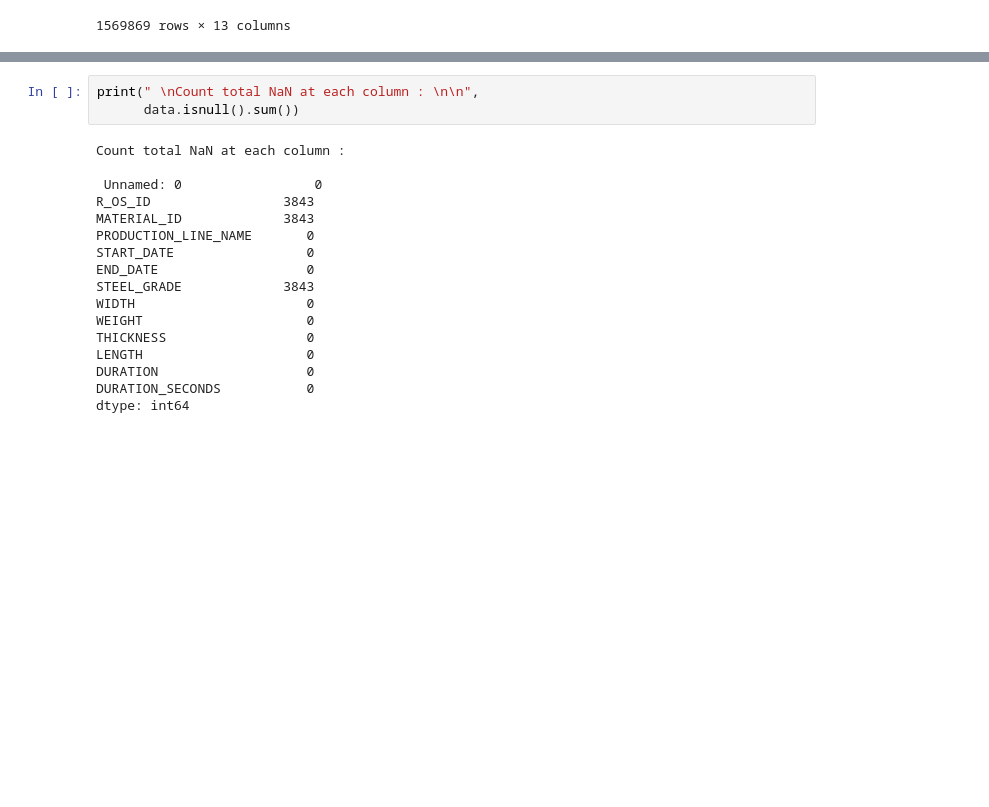
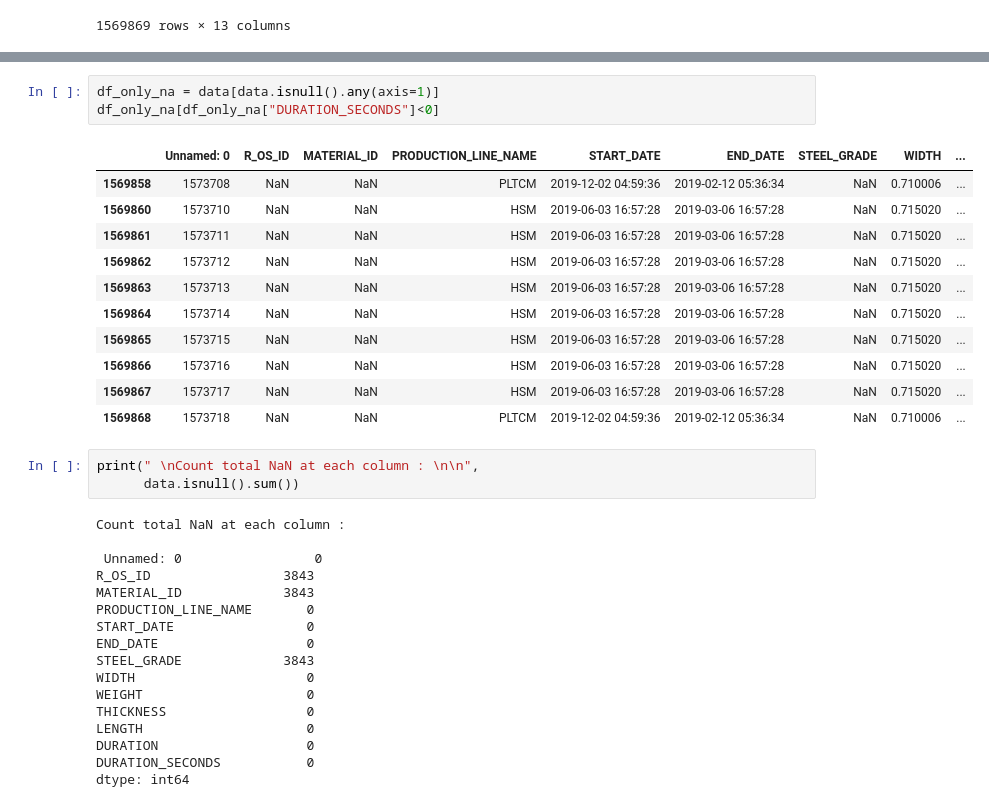
Before and after one commit to hu-yating/SMSGroupD, a Jupyter notebook: Data Cleaning.ipynb, the cells around one changed output, grey strips where cells are left out. Drawn from its saved outputs; the diff is of its cells as text; blank space fills up the shorter version.

```diff
--- a/Data Cleaning.ipynb
+++ b/Data Cleaning.ipynb
@@ -129,3 +176,18 @@ len(data[data.DURATION_SECONDS<0])/len(data)*100
+# %%
+df_only_na = data[data.isnull().any(axis=1)]
+df_only_na[df_only_na["DURATION_SECONDS"]<0]
+# %% [output]
+|  | Unnamed: 0 | R_OS_ID | MATERIAL_ID | PRODUCTION_LINE_NAME | START_DATE | END_DATE | STEEL_GRADE | WIDTH | ... |
+| 1569858 | 1573708 | NaN | NaN | PLTCM | 2019-12-02 04:59:36 | 2019-02-12 05:36:34 | NaN | 0.710006 | ... |
+| 1569860 | 1573710 | NaN | NaN | HSM | 2019-06-03 16:57:28 | 2019-03-06 16:57:28 | NaN | 0.715020 | ... |
+| 1569861 | 1573711 | NaN | NaN | HSM | 2019-06-03 16:57:28 | 2019-03-06 16:57:28 | NaN | 0.715020 | ... |
+| 1569862 | 1573712 | NaN | NaN | HSM | 2019-06-03 16:57:28 | 2019-03-06 16:57:28 | NaN | 0.715020 | ... |
+| 1569863 | 1573713 | NaN | NaN | HSM | 2019-06-03 16:57:28 | 2019-03-06 16:57:28 | NaN | 0.715020 | ... |
+| 1569864 | 1573714 | NaN | NaN | HSM | 2019-06-03 16:57:28 | 2019-03-06 16:57:28 | NaN | 0.715020 | ... |
+| 1569865 | 1573715 | NaN | NaN | HSM | 2019-06-03 16:57:28 | 2019-03-06 16:57:28 | NaN | 0.715020 | ... |
+| 1569866 | 1573716 | NaN | NaN | HSM | 2019-06-03 16:57:28 | 2019-03-06 16:57:28 | NaN | 0.715020 | ... |
+| 1569867 | 1573717 | NaN | NaN | HSM | 2019-06-03 16:57:28 | 2019-03-06 16:57:28 | NaN | 0.715020 | ... |
+| 1569868 | 1573718 | NaN | NaN | PLTCM | 2019-12-02 04:59:36 | 2019-02-12 05:36:34 | NaN | 0.710006 | ... |
 # %%
 print(" \nCount total NaN at each column : \n\n",
       data.isnull().sum())
```
Also changed, not shown: parts of 7 cells of this notebook, 2 other files.
